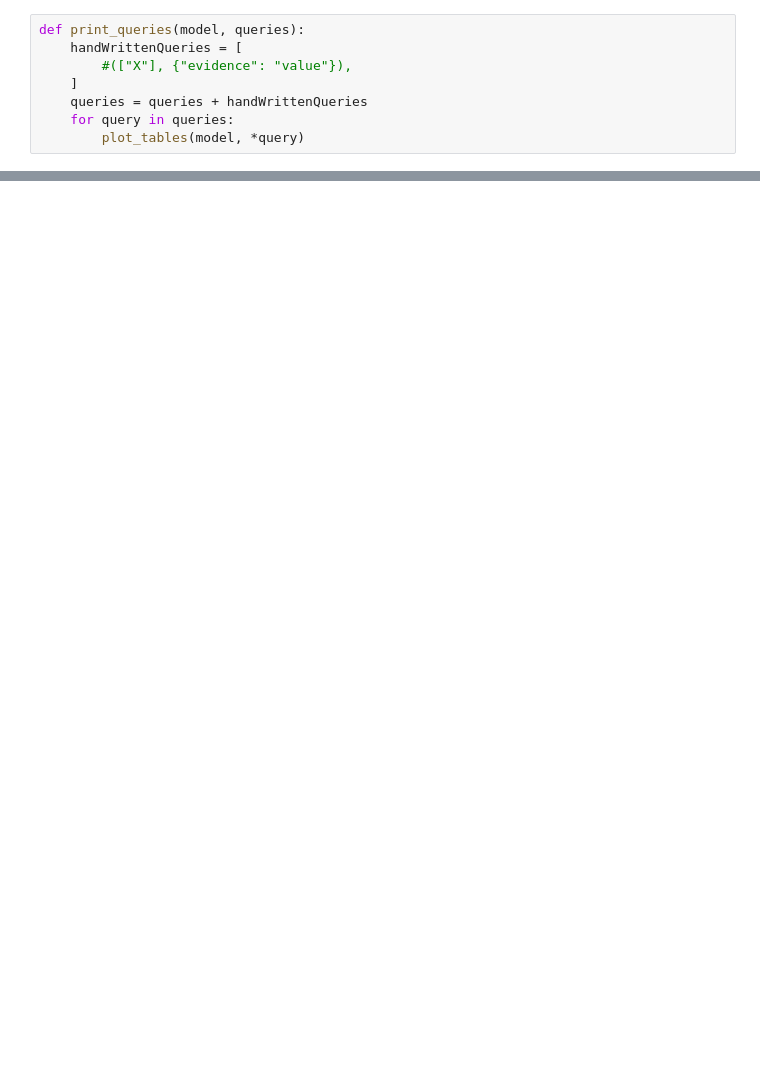
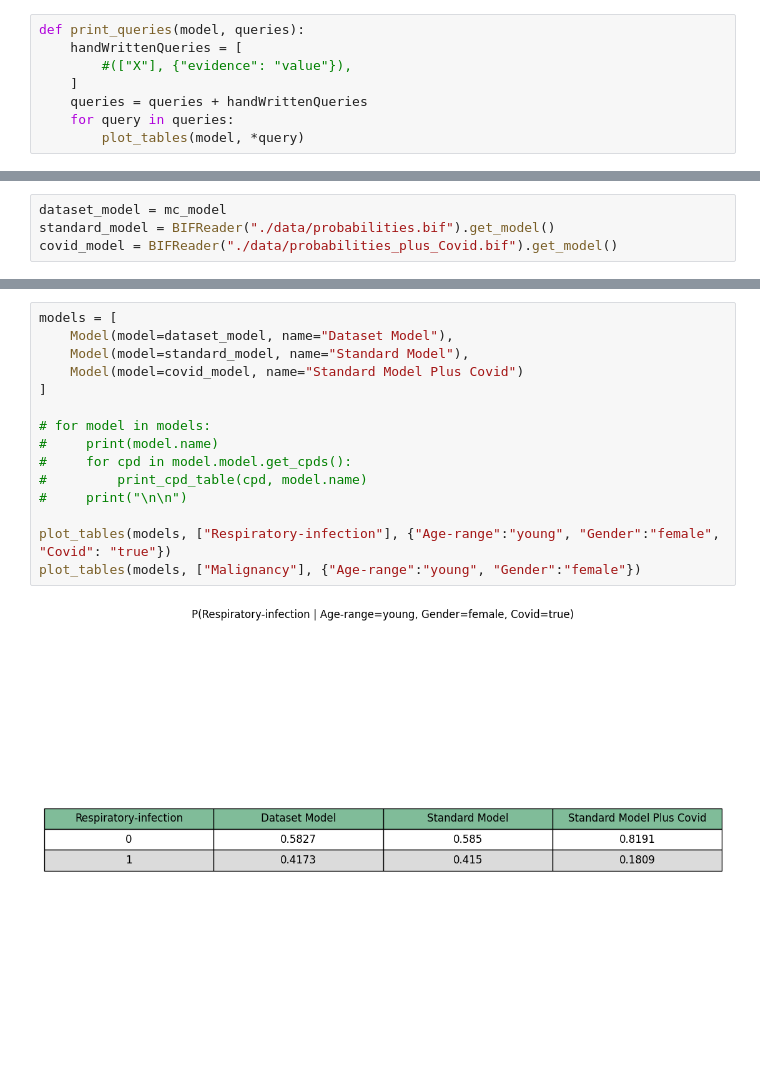
Before and after one commit to AndreaZecca/ByeBayes, a Jupyter notebook: project.ipynb, the cells around one changed output, grey strips where cells are left out. Saved outputs shown, nothing was run; the diff lists cells and outputs as text; blank space fills up the shorter version.

```diff
--- a/project.ipynb
+++ b/project.ipynb
@@ -570,0 +550,4 @@ dependency_graph("SHV", mc_model)
+# %%
+dataset_model = mc_model
+standard_model = BIFReader("./data/probabilities.bif").get_model()
+covid_model = BIFReader("./data/probabilities_plus_Covid.bif").get_model()
@@ -570,0 +569,17 @@ dependency_graph("SHV", mc_model)
+# %%
+models = [
+    Model(model=dataset_model, name="Dataset Model"),
+    Model(model=standard_model, name="Standard Model"),
+    Model(model=covid_model, name="Standard Model Plus Covid")
+]
+
+# for model in models:
+#     print(model.name)
+#     for cpd in model.model.get_cpds():
+#         print_cpd_table(cpd, model.name)
+#     print("\n\n")
+
+plot_tables(models, ["Respiratory-infection"], {"Age-range":"young", "Gender":"female", "Covid": "true"})
+plot_tables(models, ["Malignancy"], {"Age-range":"young", "Gender":"female"})
+# %% [output]
+[figure, added]
```
Also changed, not shown: parts of 18 cells of this notebook, 9 other files.
